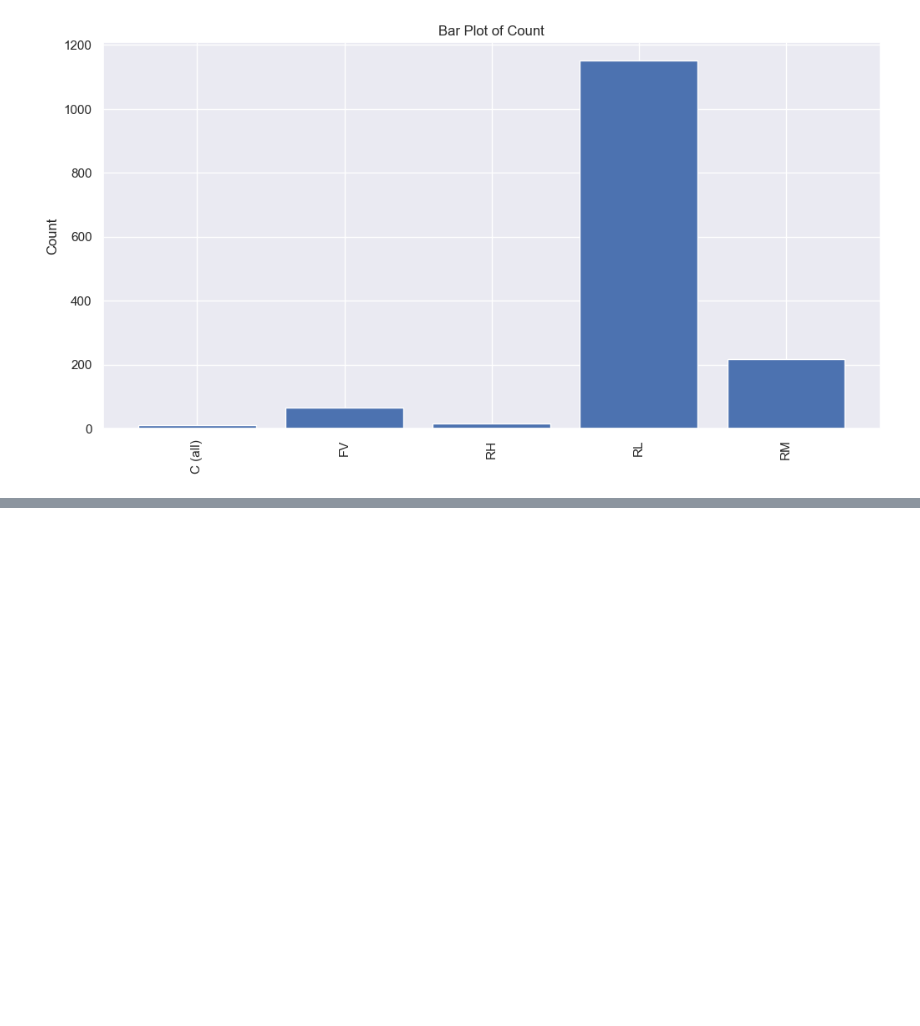
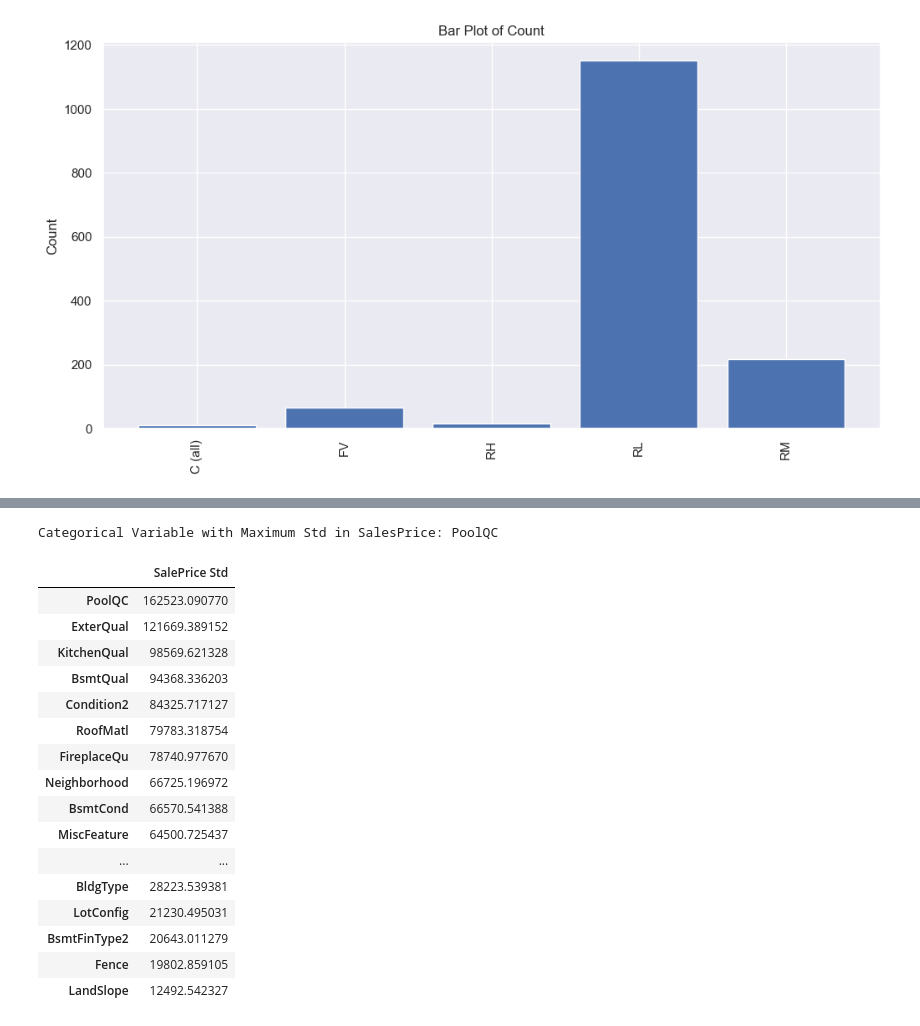
Before and after one commit to VivekPa/MLHouse, a Jupyter notebook: EDA_vivek.ipynb, the cells around one changed output, grey strips where cells are left out. Saved outputs shown, nothing was run; the diff lists cells and outputs as text; code cells hidden in the pictures; blank space fills up the shorter version.

```diff
--- a/EDA_vivek.ipynb
+++ b/EDA_vivek.ipynb
@@ -179,0 +185,32 @@ utils.plot_bars(mszone_df['MSZoning'], mszone_df['SalePrice'], "Count")
+# %%
+# quick solution
+
+max_var_cat = list(cat_cols)[np.array([(df[list(cat_cols) + ['SalePrice']].groupby(x)['SalePrice'].mean()).std() for x in list(cat_cols)]).argmax()]
+print(f"Categorical Variable with Maximum Std in SalesPrice: {max_var_cat}")
+# %% [output]
+Categorical Variable with Maximum Std in SalesPrice: PoolQC
+# %%
+# elaborate solution
+
+cat_cols_vars = [(df[list(cat_cols) + ['SalePrice']].groupby(x)['SalePrice'].mean()).std() for x in list(cat_cols)]
+
+cat_cols_vars = pd.DataFrame(cat_cols_vars, index=cat_cols, columns=['SalePrice Std']).sort_values(by=['SalePrice Std'], ascending=False)
+cat_cols_vars
+# %% [output]
+|  | SalePrice Std |
+| PoolQC | 162523.090770 |
+| ExterQual | 121669.389152 |
+| KitchenQual | 98569.621328 |
+| BsmtQual | 94368.336203 |
+| Condition2 | 84325.717127 |
+| RoofMatl | 79783.318754 |
+| FireplaceQu | 78740.977670 |
+| Neighborhood | 66725.196972 |
+| BsmtCond | 66570.541388 |
+| MiscFeature | 64500.725437 |
+| ... | ... |
+| BldgType | 28223.539381 |
+| LotConfig | 21230.495031 |
+| BsmtFinType2 | 20643.011279 |
+| Fence | 19802.859105 |
+| LandSlope | 12492.542327 |
```
Also changed, not shown: parts of 2 cells of this notebook.
